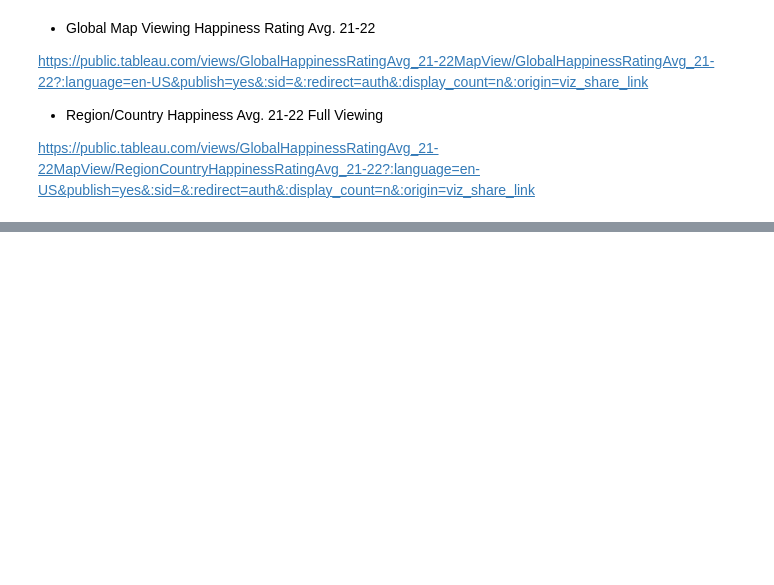
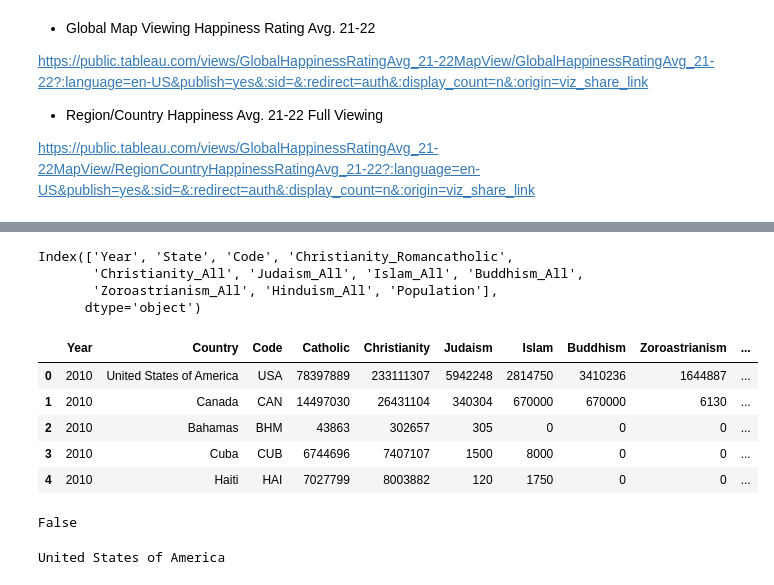
Before and after one commit to shroomtoastie/World_Happiness_project, a Jupyter notebook: main.ipynb, the cells around one changed output, grey strips where cells are left out. Drawn from its saved outputs; the diff is of its cells as text; code cells hidden in the pictures; blank space fills up the shorter version.

```diff
--- a/main.ipynb
+++ b/main.ipynb
@@ -429,0 +501,6 @@ https://public.tableau.com/views/GlobalHappinessRatingAvg_21-22MapView/RegionCou
+# %%
+values_todrop = [1945, 1950, 1955, 1960, 1965, 1970, 1975, 1980, 1985, 1990, 1995, 2000, 2005]
+
+religion_df = religion_df[~religion_df['year'].isin(values_todrop)]
+
+religion_df.head()
@@ -429,0 +606,31 @@ https://public.tableau.com/views/GlobalHappinessRatingAvg_21-22MapView/RegionCou
+# %%
+religion_df.columns
+# %% [output]
+Index(['Year', 'State', 'Code', 'Christianity_Romancatholic',
+       'Christianity_All', 'Judaism_All', 'Islam_All', 'Buddhism_All',
+       'Zoroastrianism_All', 'Hinduism_All', 'Population'],
+      dtype='object')
+# %%
+religion_df = religion_df.rename(columns={'State': 'Country', 'Christianity_Romancatholic': 'Catholic', 'Christianity_All': 'Christianity', 'Judaism_All': 'Judaism', 'Islam_All': 'Islam',
+       'Buddhism_All': 'Buddhism', 'Zoroastrianism_All': 'Zoroastrianism', 'Hinduism_All': 'Hinduism'})
+
+religion_df.head()
+# %% [output]
+|  | Year | Country | Code | Catholic | Christianity | Judaism | Islam | Buddhism | Zoroastrianism | ... |
+| 0 | 2010 | United States of America | USA | 78397889 | 233111307 | 5942248 | 2814750 | 3410236 | 1644887 | ... |
+| 1 | 2010 | Canada | CAN | 14497030 | 26431104 | 340304 | 670000 | 670000 | 6130 | ... |
+| 2 | 2010 | Bahamas | BHM | 43863 | 302657 | 305 | 0 | 0 | 0 | ... |
+| 3 | 2010 | Cuba | CUB | 6744696 | 7407107 | 1500 | 8000 | 0 | 0 | ... |
+| 4 | 2010 | Haiti | HAI | 7027799 | 8003882 | 120 | 1750 | 0 | 0 | ... |
+# %%
+print(religion_df.isnull().any().any())
+# %% [output]
+False
+# %%
+christian_rel = religion_df.groupby('Country')['Christianity'].sum()
+
+top_christian = christian_rel.idxmax()
+
+print(top_christian)
+# %% [output]
+United States of America
```
Also changed, not shown: parts of 26 cells of this notebook, 1 other file.
